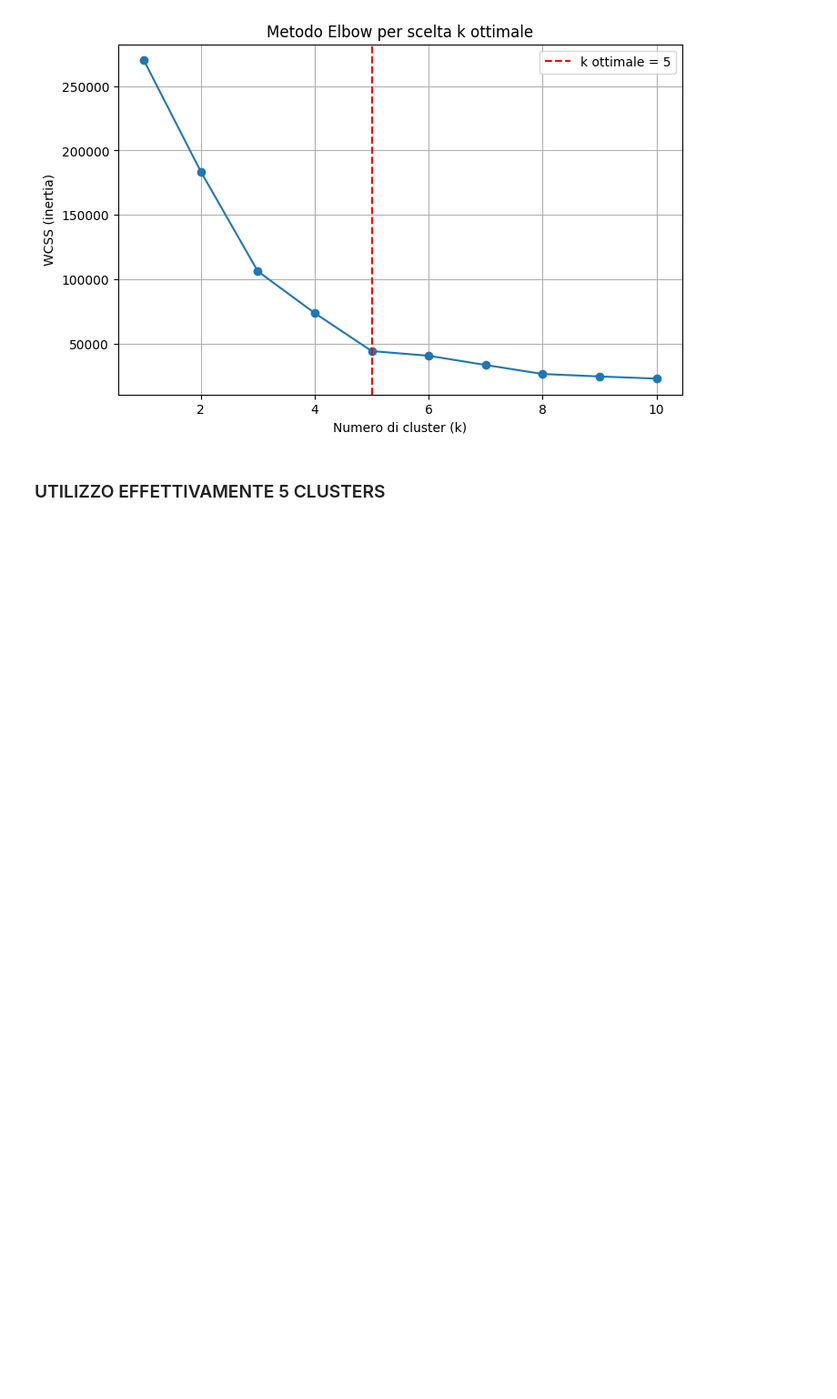
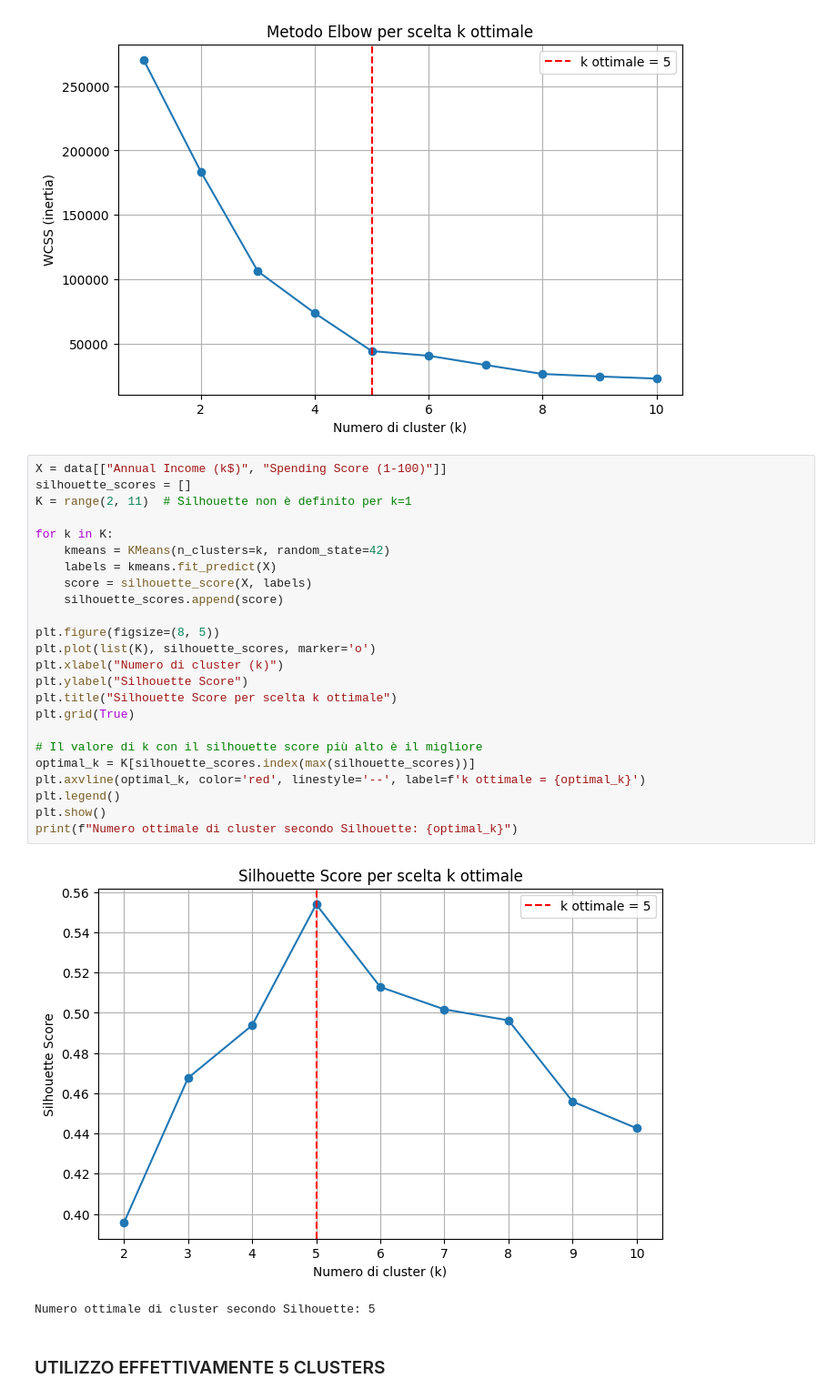
Before and after one commit to GabrieleTromboni/Deposito_Tromboni_CORSO-AI, a Jupyter notebook: 20 Agosto/clustering.ipynb, the cells around one changed output. Shown: that part at 91% size. Saved outputs shown, nothing was run; the diff lists cells and outputs as text; blank space fills up the shorter version.

Commit message:
Update clustering.ipynb
<refactor> (prova-esercizio3): Anche il metodo Silhouette conferma utilizo di 5 clusters come numero ottimale!

```diff
--- a/20 Agosto/clustering.ipynb
+++ b/20 Agosto/clustering.ipynb
@@ -66,6 +67,33 @@ plt.legend()
 plt.show()
 # %% [output]
 [figure]
+# %%
+X = data[["Annual Income (k$)", "Spending Score (1-100)"]]
+silhouette_scores = []
+K = range(2, 11)  # Silhouette non è definito per k=1
+
+for k in K:
+    kmeans = KMeans(n_clusters=k, random_state=42)
+    labels = kmeans.fit_predict(X)
+    score = silhouette_score(X, labels)
+    silhouette_scores.append(score)
+
+plt.figure(figsize=(8, 5))
+plt.plot(list(K), silhouette_scores, marker='o')
+plt.xlabel("Numero di cluster (k)")
+plt.ylabel("Silhouette Score")
+plt.title("Silhouette Score per scelta k ottimale")
+plt.grid(True)
+
+# Il valore di k con il silhouette score più alto è il migliore
+optimal_k = K[silhouette_scores.index(max(silhouette_scores))]
+plt.axvline(optimal_k, color='red', linestyle='--', label=f'k ottimale = {optimal_k}')
+plt.legend()
+plt.show()
+print(f"Numero ottimale di cluster secondo Silhouette: {optimal_k}")
+# %% [output]
+[figure, added]
+Numero ottimale di cluster secondo Silhouette: 5
 # %% [markdown]
 ### UTILIZZO EFFETTIVAMENTE 5 CLUSTERS
 # %%
```
Also changed, not shown: parts of 3 cells of this notebook.
